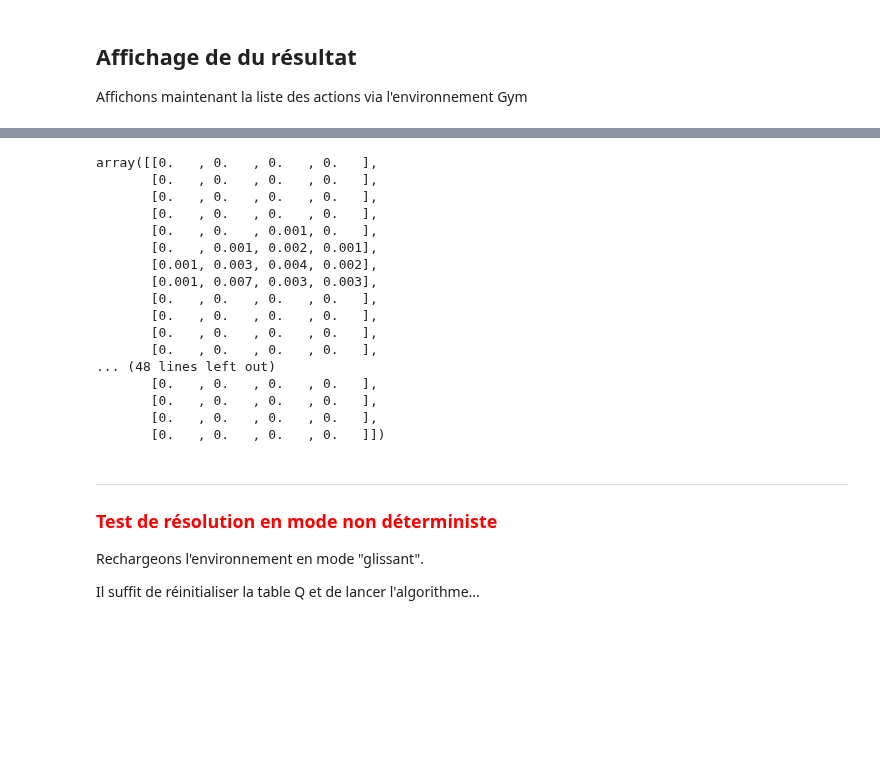
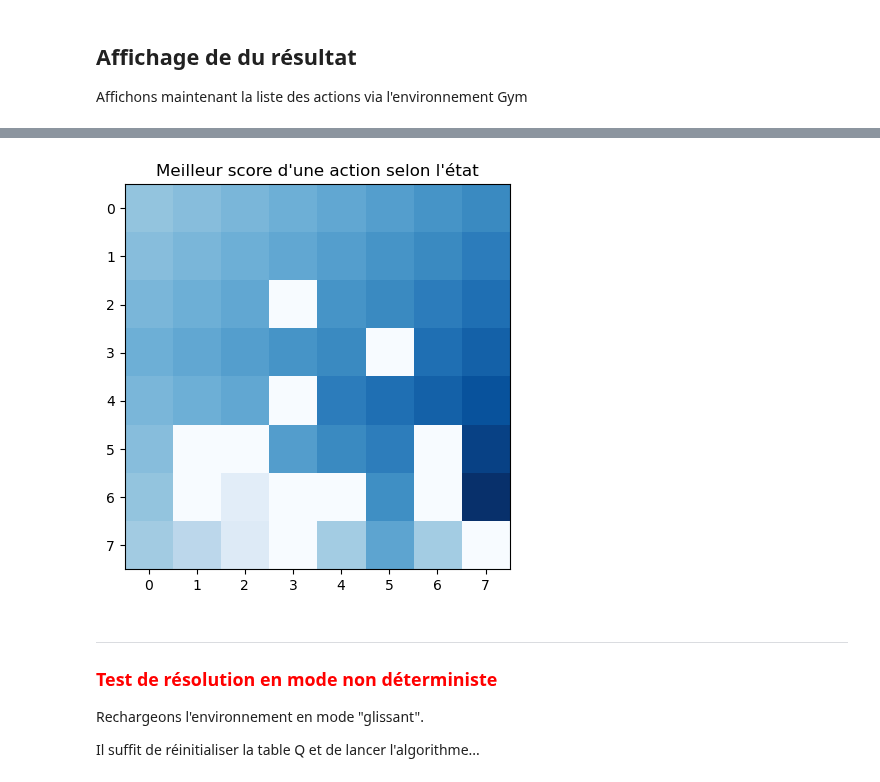
Before and after one commit to EmmanuelADAM/IntelligenceArtificiellePython, a Jupyter notebook: GymFrozenLakeQLearning.ipynb, the cells around one changed output, grey strips where cells are left out. Saved outputs shown, nothing was run; the diff lists cells and outputs as text; code cells hidden in the pictures; blank space fills up the shorter version.

```diff
--- a/GymFrozenLakeQLearning.ipynb
+++ b/GymFrozenLakeQLearning.ipynb
@@ -389,23 +372,20 @@ plot_frequence_sol(solutions)
-# %%
-np.round(Q, 3)
-# %% [output]
-array([[0.   , 0.   , 0.   , 0.   ],
-       [0.   , 0.   , 0.   , 0.   ],
-       [0.   , 0.   , 0.   , 0.   ],
-       [0.   , 0.   , 0.   , 0.   ],
-       [0.   , 0.   , 0.001, 0.   ],
-       [0.   , 0.001, 0.002, 0.001],
-       [0.001, 0.003, 0.004, 0.002],
-       [0.001, 0.007, 0.003, 0.003],
-       [0.   , 0.   , 0.   , 0.   ],
-       [0.   , 0.   , 0.   , 0.   ],
-       [0.   , 0.   , 0.   , 0.   ],
-       [0.   , 0.   , 0.   , 0.   ],
-... (48 lines left out)
-       [0.   , 0.   , 0.   , 0.   ],
-       [0.   , 0.   , 0.   , 0.   ],
-       [0.   , 0.   , 0.   , 0.   ],
-       [0.   , 0.   , 0.   , 0.   ]])
+# %%
+def showBestValues(Q):
+    #bestQValues contient les meilleures valeurs des actions possibles pour chaque état
+    #et on "ecrase" les valeurs pour réduire leurs différences (utile pour le choix des couleurs)
+    bestQValues = [max(ligne)**(1/10) for ligne in Q]
+    dim = int(Q.shape[0]**(1/2))
+    #on transforme bestQValues en matrice dim x dim
+    bestQValues = np.reshape(bestQValues, (dim,dim))
+    #on demande à python de générer une "heatmap"
+    fig, ax = plt.subplots(figsize=(5,5))
+    ax.imshow(bestQValues,cmap='Blues')
+    plt.title("Meilleur score d'une action selon l'état")
+    plt.show()
+# %%
+showBestValues(Q)
+# %% [output]
+[figure, added]
 # %% [markdown]
 ---
 ### <font color="red">Test de résolution en mode non déterministe</font>
```
Also changed, not shown: parts of 17 cells of this notebook.
